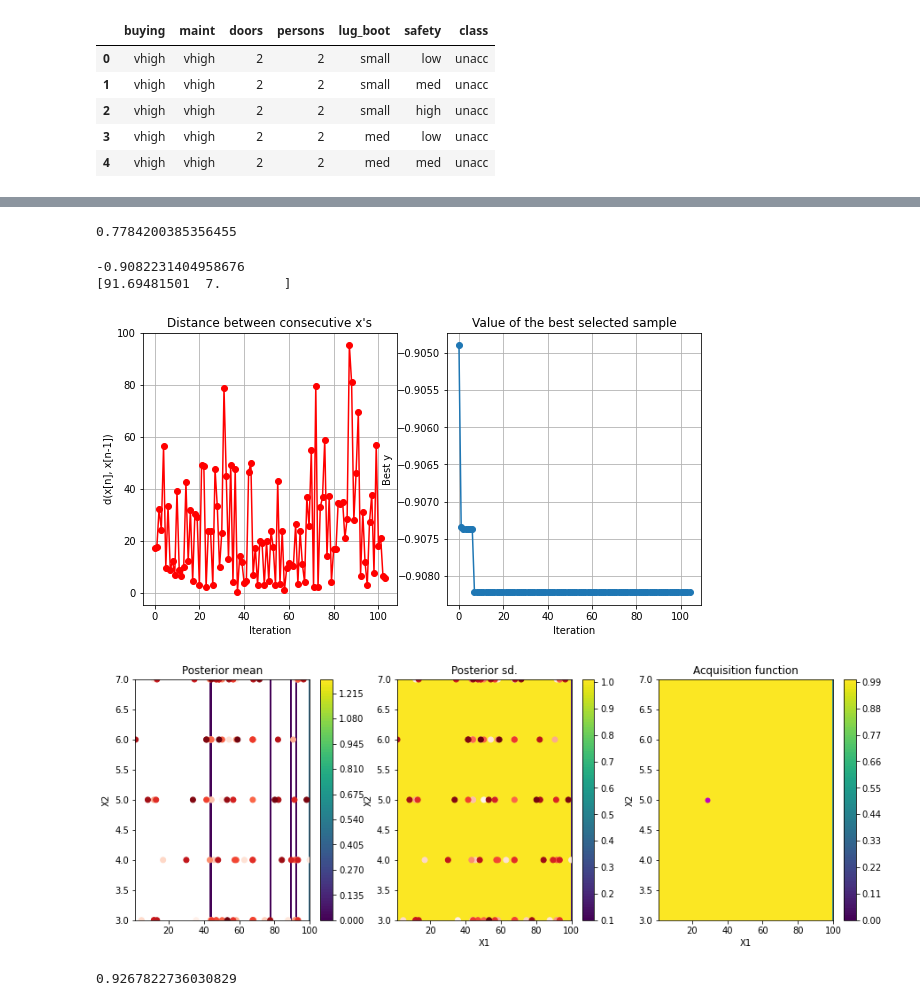
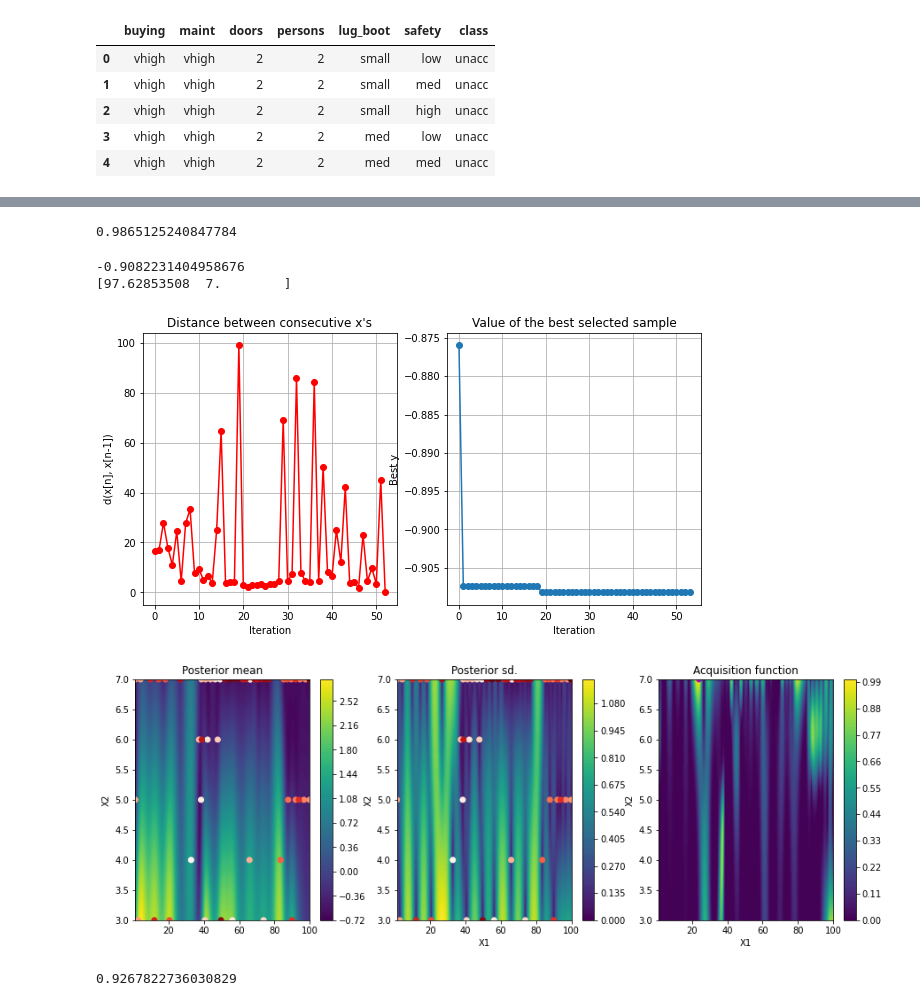
Before and after one commit to shin0105/4YP, a Jupyter notebook: UCI_dataset_classification_car_withplots.ipynb, the cells around one changed output, grey strips where cells are left out. Drawn from its saved outputs; the diff is of its cells as text; code cells hidden in the pictures.

Commit message:
fixed plots

```diff
--- a/UCI_dataset_classification_car_withplots.ipynb
+++ b/UCI_dataset_classification_car_withplots.ipynb
@@ -133,5 +133,5 @@ optimizer.plot_acquisition()
 # %%
-rf_car = RandomForestClassifier(max_features=4,n_estimators=148)
+rf_car = RandomForestClassifier(max_features=5,n_estimators=169)
 rf_car.fit(X_train,y_train)
 y_pred = rf_car.predict(X_test)
 accuracy_test = accuracy_score(y_pred,y_test)
@@ -189,11 +189,11 @@ optimizer.plot_acquisition()
 # %%
-SVM_car1 = svm.SVC(C=59.11089675,gamma=2.14659676)
+SVM_car1 = svm.SVC(C=33.03807512,gamma=0.1571403)
 SVM_car1.fit(X_train,y_train)
 y_pred = SVM_car1.predict(X_test)
 accuracy_test = accuracy_score(y_pred,y_test)
 print(accuracy_test)
 # %% [output]
-0.7784200385356455
+0.9865125240847784
 # %%
 #KNN Classification
 
@@ -216,29 +216,29 @@ def knn_score(parameters):
   return score
 # %%
 #KNN Classification - Matern52 kernel
-kernel = GPy.kern.Matern52(input_dim=1, variance=1.0, lengthscale=1.0)
+kernel = GPy.kern.Matern52(input_dim=2, variance=1.0, lengthscale=1.0)
 optimizer = GPyOpt.methods.BayesianOptimization(f=knn_score,
                                                 domain=bounds,
                                                 acquisition_type ='EI',
                                                 initial_design_numdata = 5,
                                                 model_type='GP',
                                                 maximize=True,
                                                 kernel=kernel
                                                 )
 
 optimizer.run_optimization(max_iter=100)
 
 #maximum accuracy score
 acc_max=optimizer.fx_opt
 #best parameters
 params_best=optimizer.x_opt
 print(acc_max)
 print(params_best)
 optimizer.plot_convergence()
 optimizer.plot_acquisition()
 # %% [output]
 -0.9082231404958676
-[91.69481501  7.        ]
+[97.62853508  7.        ]
-[figure, old version]
+[figure, new version]
-[figure, old version]
+[figure, new version]
 # %%
```
Also changed, not shown: parts of 6 cells of this notebook.
